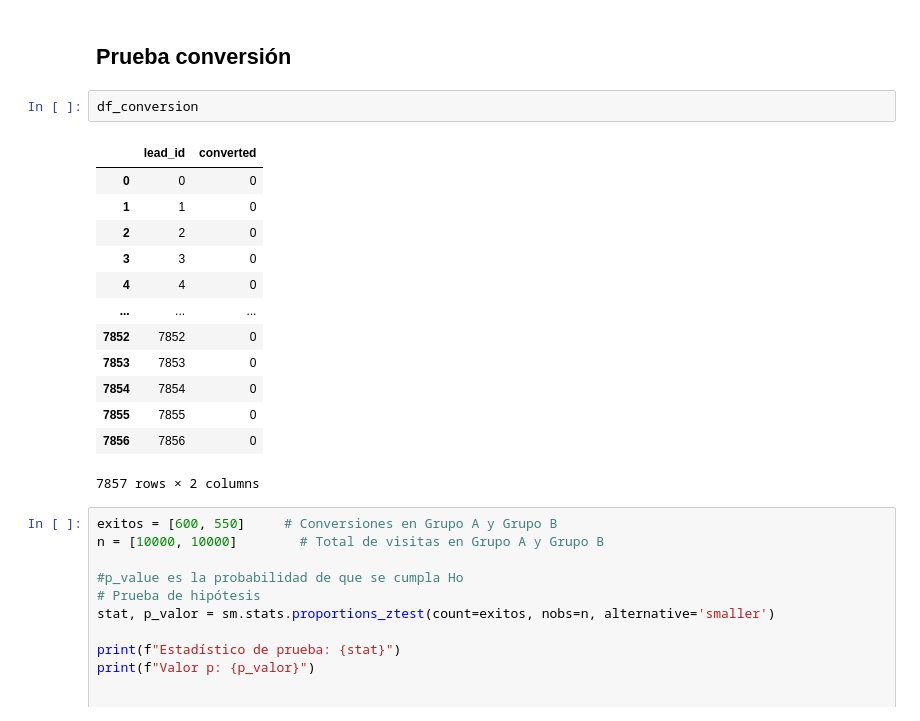
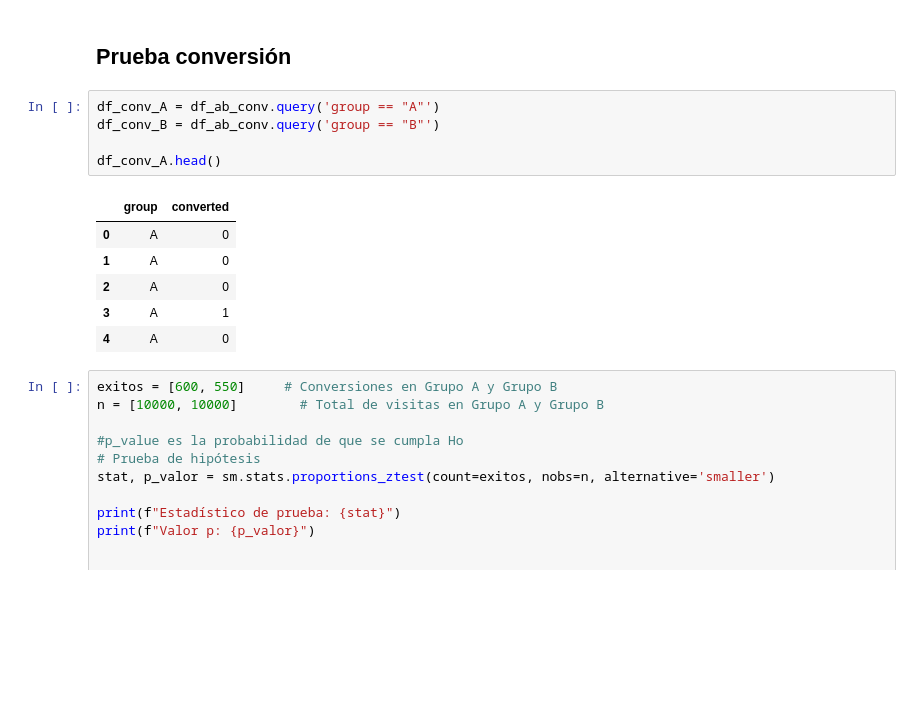
Before and after one commit to LuisMB09/lab_analisis_datos, a Jupyter notebook: examen-2do-parcial.ipynb, the cells around one changed output. Cells and saved outputs as stored; diff of their text form; blank space fills up the shorter version.

```diff
--- a/examen-2do-parcial.ipynb
+++ b/examen-2do-parcial.ipynb
@@ -732,21 +732,17 @@ El incremento en el ARPU es mayor a $228 al modificar los precios.
 # %% [markdown]
 ## Prueba conversión
 # %%
-df_conversion
+df_conv_A = df_ab_conv.query('group == "A"')
+df_conv_B = df_ab_conv.query('group == "B"')
+
+df_conv_A.head()
 # %% [output]
-|  | lead_id | converted |
-| 0 | 0 | 0 |
-| 1 | 1 | 0 |
-| 2 | 2 | 0 |
-| 3 | 3 | 0 |
-| 4 | 4 | 0 |
-| ... | ... | ... |
-| 7852 | 7852 | 0 |
-| 7853 | 7853 | 0 |
-| 7854 | 7854 | 0 |
-| 7855 | 7855 | 0 |
-| 7856 | 7856 | 0 |
+|  | group | converted |
+| 0 | A | 0 |
+| 1 | A | 0 |
+| 2 | A | 0 |
+| 3 | A | 1 |
+| 4 | A | 0 |
-7857 rows × 2 columns
 # %%
 exitos = [600, 550]     # Conversiones en Grupo A y Grupo B
 n = [10000, 10000]        # Total de visitas en Grupo A y Grupo B
```
